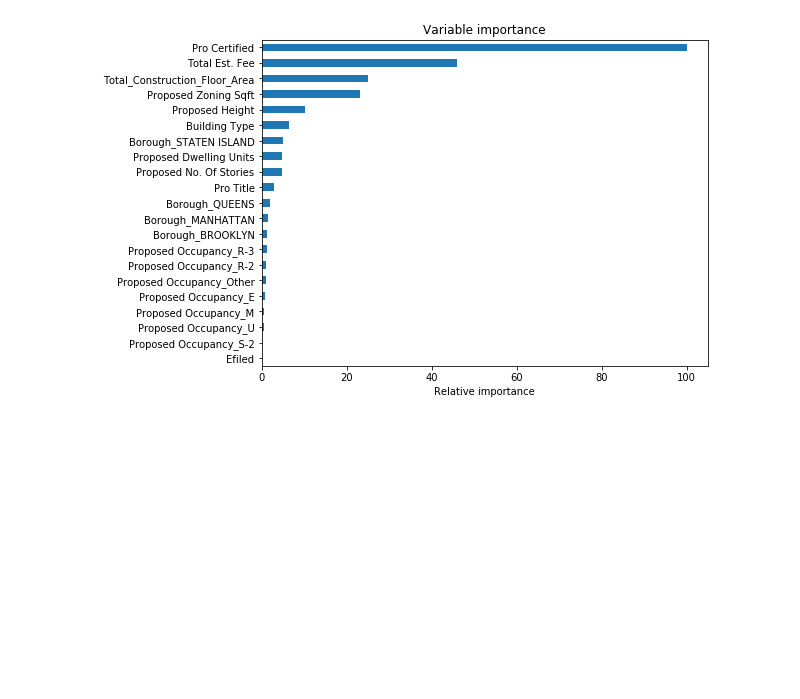
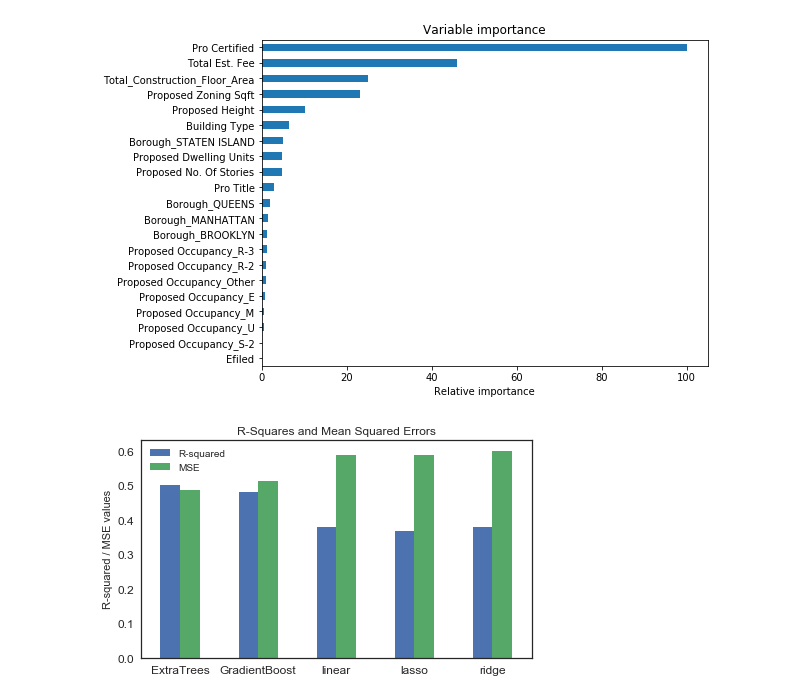
Before and after one commit to anoushavan/Capstone_1, a Jupyter notebook: code/Capstone_1_ML_analysis.ipynb, the cells around one changed output. Cells and saved outputs as stored; diff of their text form; code cells hidden in the pictures; blank space fills up the shorter version.

```diff
--- a/code/Capstone_1_ML_analysis.ipynb
+++ b/code/Capstone_1_ML_analysis.ipynb
@@ -413,8 +392,8 @@ gs_params = random_search.best_params_
 gs = ensemble.GradientBoostingRegressor(**gs_params)
 gs.fit(X_train, y_train)
 gs_rsquared = gs.score(X_test, y_test)
-mse = mean_squared_error(y_test, gs.predict(X_test))
-print("MSE: {:.3f}".format(mse))
+gs_mse = mean_squared_error(y_test, gs.predict(X_test))
+print("MSE: {:.3f}".format(gs_mse))
 print("R squared: {:.2f}".format(gs_rsquared))
 # %% [output]
 MSE: 0.512
@@ -429,3 +408,19 @@ plt.title('Variable importance')
 plt.xlabel('Relative importance');
 # %% [output]
 [figure]
+# %%
+# compile the R squares and MSEs from all regressions into a dataframe
+r_squares = [cv_linreg,lasso_score,ridge_R_cv, extra_score, gs_rsquared]
+mses = [mse_ridge, mse_linreg, mse_lasso, mse_extra, gs_mse]
+labels=['ridge','linear','lasso','ExtraTrees','GradientBoost']
+score_eval = pd.DataFrame({'R-squared':r_squares,'MSE':mses}, index=labels)
+
+# plot the MSEs and R-squares
+plt.style.use('seaborn-white')
+fig, ax = plt.subplots(figsize=(7,4))
+
+score_eval.sort_values(by='MSE').plot(kind='bar', ax=ax, rot=0, fontsize=12);
+plt.title('R-Squares and Mean Squared Errors')
+plt.ylabel('R-squared / MSE values');
+# %% [output]
+[figure, added]
```
Also changed, not shown: parts of 1 cell of this notebook.
